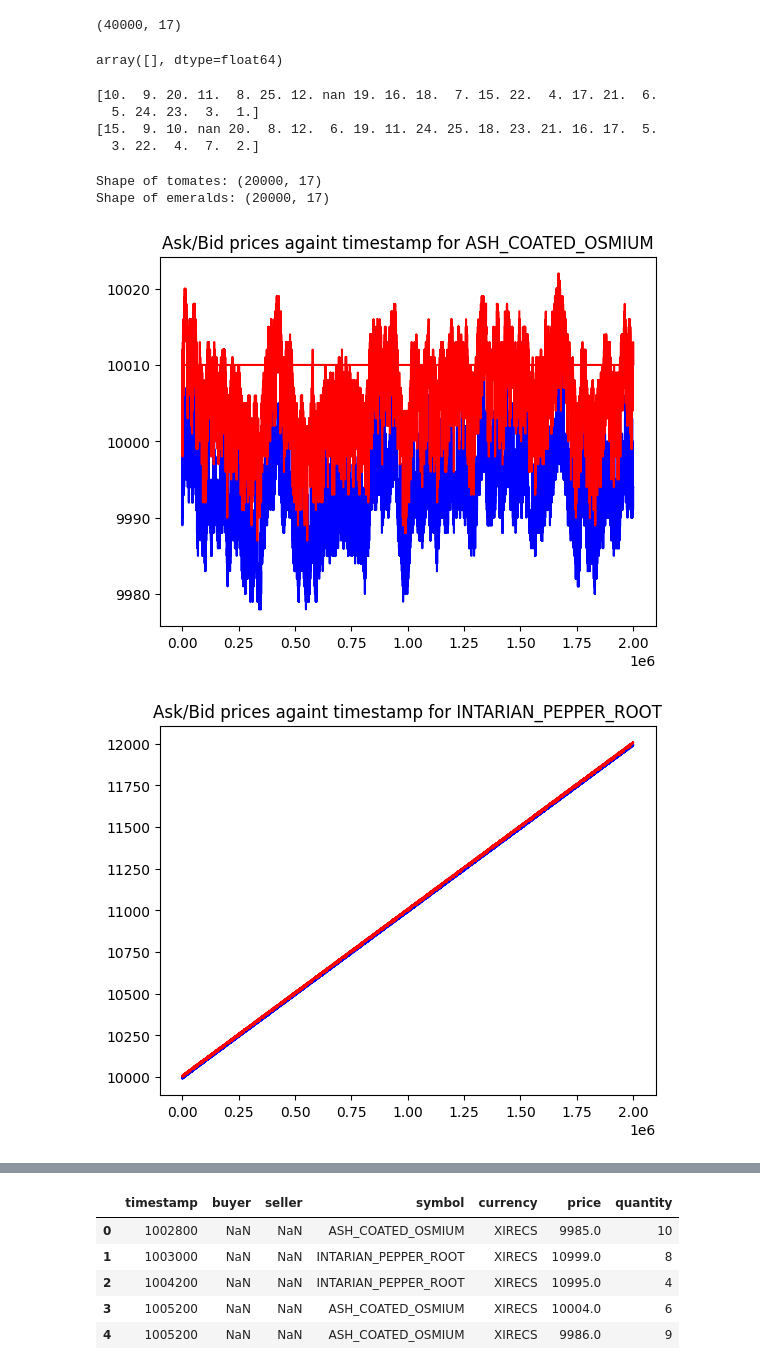
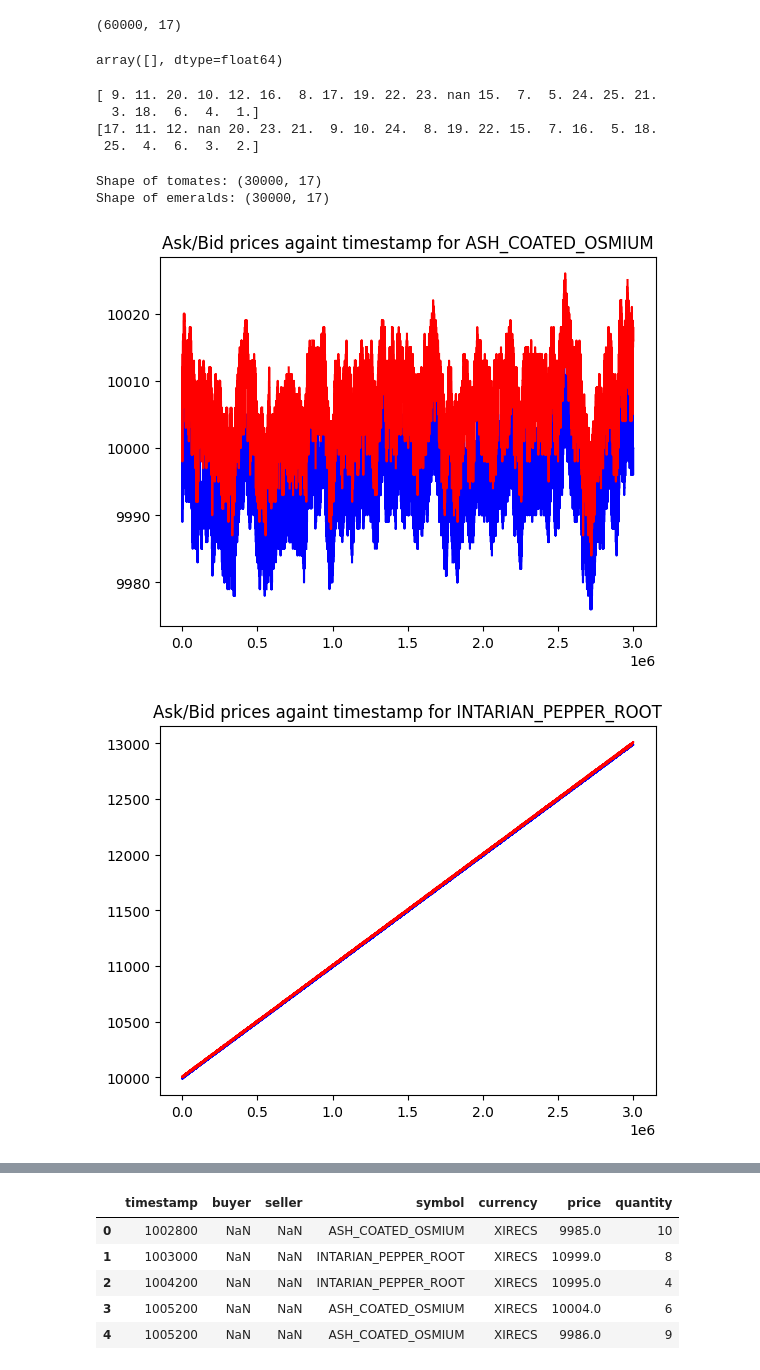
Before and after one commit to orazkhannn/prosperity_alc, a Jupyter notebook: datasets/round1/research.ipynb, the cells around one changed output, grey strips where cells are left out. Saved outputs shown, nothing was run; the diff lists cells and outputs as text; code cells hidden in the pictures.

```diff
--- a/datasets/round1/research.ipynb
+++ b/datasets/round1/research.ipynb
@@ -6,7 +6,11 @@ df1 = pd.read_csv("prices_round_1_day_-1.csv", sep=';')
 df2 = pd.read_csv("prices_round_1_day_-2.csv", sep=';')
 df1['timestamp'] = df1['timestamp'] + int(1e6)
 df0['timestamp'] = df0['timestamp'] + int(2e6)
-df = pd.concat([df1, df2])
+df = pd.concat([
+                df2,
+                df1,
+                df0
+                ])
 # %%
 df[df['bid_price_1'] > 0]
 # %% [output]
@@ -26,8 +30,8 @@ df[df['bid_price_1'] > 0]
 # %%
 df.shape
 # %% [output]
-(40000, 17)
+(60000, 17)
 # %%
-df_tomatoes = df[df['product'] == 'ASH_COATED_OSMIUM']
-df_emeralds =  df[df['product'] == 'INTARIAN_PEPPER_ROOT']
+df_ash = df[df['product'] == 'ASH_COATED_OSMIUM']
+df_pepper =  df[df['product'] == 'INTARIAN_PEPPER_ROOT']
 # %%
@@ -35,34 +39,34 @@ df_emeralds[df_emeralds['bid_price_2'] == 9990]['bid_volume_2'].unique()
 # %% [output]
 array([], dtype=float64)
 # %%
-print(df_emeralds['ask_volume_1'].unique())
-print(df_emeralds['bid_volume_1'].unique())
+print(df_pepper['ask_volume_1'].unique())
+print(df_pepper['bid_volume_1'].unique())
 # %% [output]
-[10.  9. 20. 11.  8. 25. 12. nan 19. 16. 18.  7. 15. 22.  4. 17. 21.  6.
-  5. 24. 23.  3.  1.]
-[15.  9. 10. nan 20.  8. 12.  6. 19. 11. 24. 25. 18. 23. 21. 16. 17.  5.
-  3. 22.  4.  7.  2.]
+[ 9. 11. 20. 10. 12. 16.  8. 17. 19. 22. 23. nan 15.  7.  5. 24. 25. 21.
+  3. 18.  6.  4.  1.]
+[17. 11. 12. nan 20. 23. 21.  9. 10. 24.  8. 19. 22. 15.  7. 16.  5. 18.
+ 25.  4.  6.  3.  2.]
 # %%
-print("Shape of tomates:", df_tomatoes.shape)
-print("Shape of emeralds:", df_emeralds.shape)
+print("Shape of tomates:", df_ash.shape)
+print("Shape of emeralds:", df_pepper.shape)
 # %% [output]
-Shape of tomates: (20000, 17)
-Shape of emeralds: (20000, 17)
+Shape of tomates: (30000, 17)
+Shape of emeralds: (30000, 17)
 # %%
 import matplotlib.pyplot as plt
 
 def plot_prices(df, asset):
     x = df['timestamp']
     bid1 = df['bid_price_1']
     ask1 = df['ask_price_1']
     # plt.figure()
     plt.title(label=f"Ask/Bid prices againt timestamp for {asset}")
     plt.plot(x, bid1, color='blue')
     plt.plot(x, ask1, color='red')
     plt.show()
 
-plot_prices(df_tomatoes, "ASH_COATED_OSMIUM")
-plot_prices(df_emeralds, "INTARIAN_PEPPER_ROOT")
+plot_prices(df_ash, "ASH_COATED_OSMIUM")
+plot_prices(df_pepper, "INTARIAN_PEPPER_ROOT")
 # %% [output]
-[figure, old version]
+[figure, new version]
-[figure, old version]
+[figure, new version]
```
Also changed, not shown: parts of 15 cells of this notebook, 1 other file.
